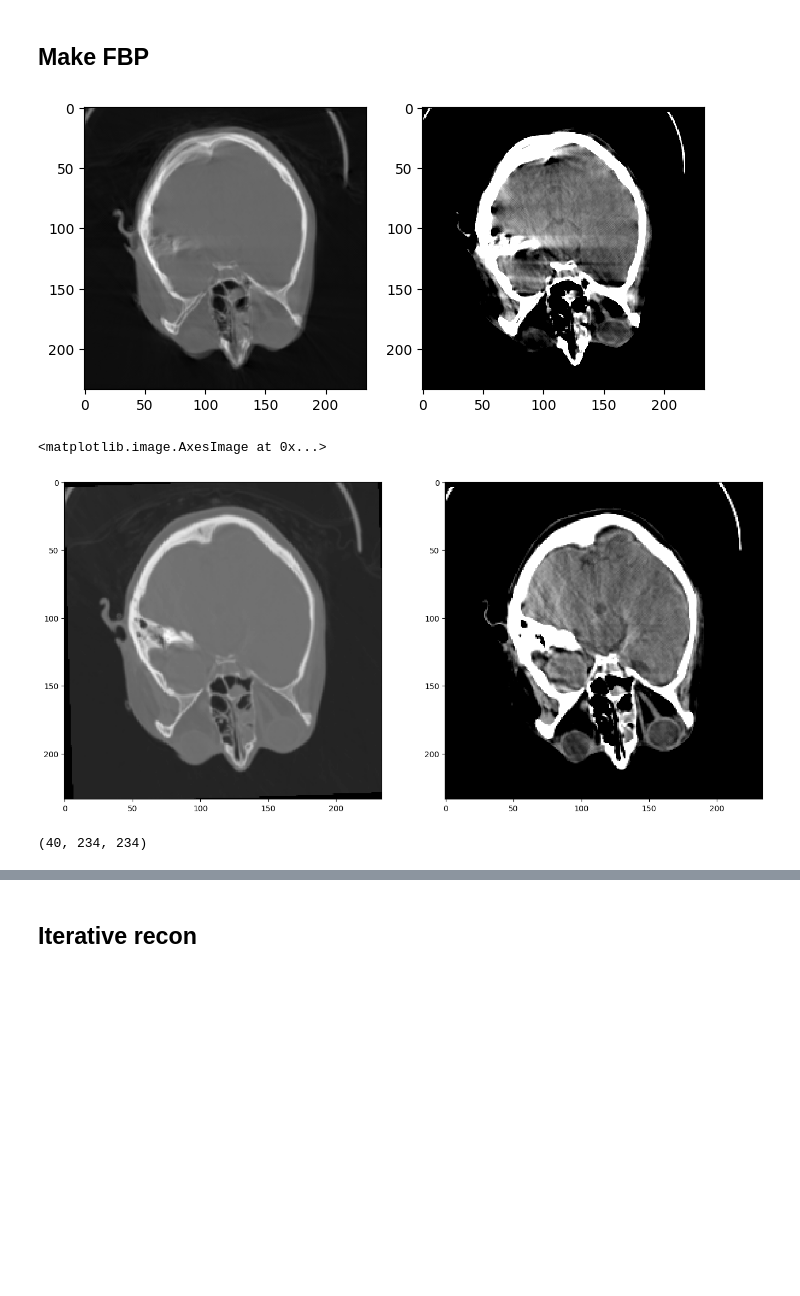
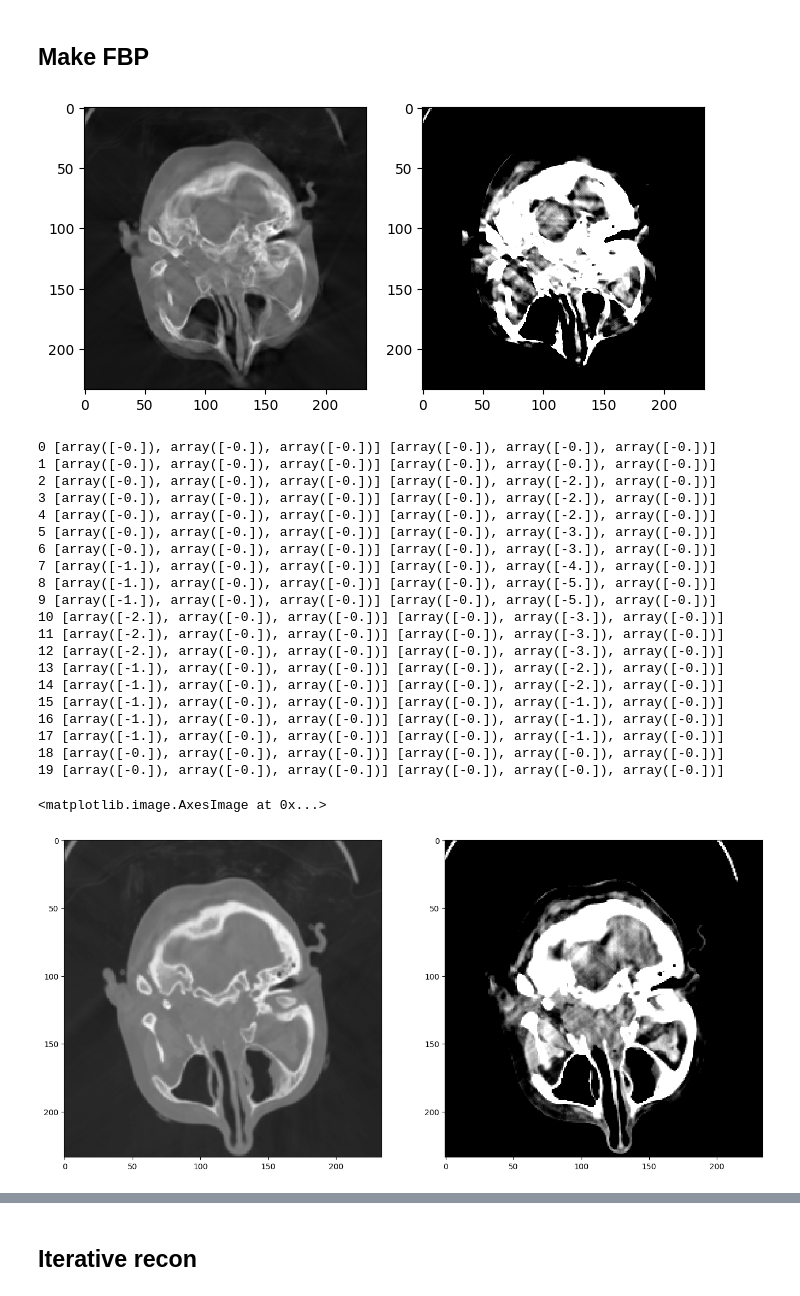
Before and after one commit to zhennongchen/CTProjector, a Jupyter notebook: example/ex_recon_gaussian_motion.ipynb, the cells around one changed output, grey strips where cells are left out. Drawn from its saved outputs; the diff is of its cells as text; code cells hidden in the pictures; blank space fills up the shorter version.

```diff
--- a/example/ex_recon_gaussian_motion.ipynb
+++ b/example/ex_recon_gaussian_motion.ipynb
@@ -37,9 +37,9 @@ print(img.shape, spacing)
 save_folder = '/mnt/mount_zc_NAS/motion_correction/data/test_sinograms/'
 
 # img_ds = ff.crop_or_pad(img,[71,230,230])
-new_img = np.zeros([40,234,234])
-img = img[20:40,...]
-new_img[10:30,...] = img
+new_img = np.zeros([50,234,234])
+img = img[10:40,...]
+new_img[10:40,...] = img
 
 img_ds = np.copy(new_img)
 img_ds = img_ds[np.newaxis, ...]
@@ -51,6 +51,6 @@ truth = img_ds[0,...]/ 0.019 * 1000 - 1024
 # %%
 def generate_and_save_sinograms_spline_motion(img, total_angle, amplitude_tx, amplitude_ty, amplitude_tz, amplitude_rx, amplitude_ry, amplitude_rz, file_name , sga, load_file = False, geometry = 'fan', total_view_num = 1000, increment = 100, gantry_rotation_time = 500):
-    t = np.linspace(0,gantry_rotation_time, 5, endpoint=True)
+    t = np.linspace(gantry_rotation_time/20, gantry_rotation_time, 20, endpoint=True)
     print(total_view_num)
     spline_tx = transform.interp_func(t, np.asarray(amplitude_tx))
     spline_ty = transform.interp_func(t, np.asarray(amplitude_ty))
@@ -72,15 +72,14 @@ def generate_and_save_sinograms_spline_motion(img, total_angle, amplitude_tx, am
 
     return angles, sinogram, total_angle, spline_tx, spline_ty, spline_tz, spline_rx, spline_ry, spline_rz, geometry, projector
 # %%
-t = np.linspace(0, 500, 5, endpoint=True)
-amplitude_tx = np.asarray([0, 0.5, 1.987, 2.659, 0.66]) #np.linspace(0,0,5)
-amplitude_ty = np.linspace(0,0,5)
-amplitude_tz = np.asarray([0, 0.864, 2.762, 2.346, 1.508])  #np.linspace(0,5,5)
-amplitude_rx = np.asarray([0, -1.1, -2.422, -2.652, -0.302]) / 180 * np.pi #np.linspace(0,0/180*np.pi,5)
-amplitude_ry = np.linspace(0,0/180*np.pi,5)
-amplitude_rz = np.asarray([0,-0.4, -2.077, -1.343, -0.418]) / 180 * np.pi #np.linspace(0,0/180*np.pi,5)
-total_view_num = 1400
-increment = 56
+amplitude_tx = np.linspace(0,0,20)
+amplitude_ty = np.linspace(0,0,20)
+amplitude_tz = np.array([0,0,0,0,0,0,0,1,1,1,2,2,2,1,1,1,1,1,0,0])#np.linspace(0,0,20)
+amplitude_rx = np.array([0,0,2,2,2,3,3,4,5,5,3,3,3,2,2,1,1,1,0,0]) /180 * np.pi#np.linspace(0,0/180*np.pi,20)
+amplitude_ry = np.linspace(0,0/180*np.pi,20)
+amplitude_rz = np.linspace(0,0/180*np.pi,20)
+total_view_num = 1000
+increment = 50
 gantry_rotation_time = 500
 
 
@@ -109,10 +122,10 @@ plt.subplot(121); plt.imshow(ff.set_window(fbp_motion[15,...].T,500, 2000), 'gra
 plt.subplot(122); plt.imshow(ff.set_window(fbp_motion[15, :, :].T,50, 100), 'gray')
 nb.save(nb.Nifti1Image(np.rollaxis(fbp_motion,0,3),affine), '/mnt/mount_zc_NAS/motion_correction/data/test_sinograms/motion.nii.gz')
 # %% [output]
-[figure, old version]
+[figure, new version]
 # %%
 # define how many PARs you want to make:
-K = 25
+K = 20
 # define use whole or half sinogram?
 use = 'whole'
 
@@ -134,39 +147,55 @@ fbp_projector2 = basic.backprojector(img_ds,spacing)
 
 # divide sinogram:
 sinogram_segments,  num_angles_in_one_segment, segment_indexes = basic.divide_sinogram_direct_num(sinogram2, K , sinogram2.shape[1])
 
 ##### IMPORTANT  - assign weights to sinogram projection data according to in-plane rotation:
 sinogram_weighted, weights = transform.weighted_projection_due_to_rotation(sinogram_segments, segment_indexes, spline_rz, total_view_num, K,times, angles, sga, use_affine_transform = True)
 
 # make PAR:
 final_par = basic.make_PAR_new(sinogram_weighted, segment_indexes,  angles2, img_ds[0,...].shape, projector2, fbp_projector2, geometry = geometry, back_to_original_value=False)
 
 # apply ground truth motion:
 PAR_transformed_true_sinogram = np.copy(final_par)
 for j in range(0,PAR_transformed_true_sinogram.shape[0]):
     t_end =[times[j]]
 
     translation_ = [-spline_tz(t_end), -spline_tx(t_end), -spline_ty(t_end)]
     rotation_ = [-spline_rz(t_end), -spline_rx(t_end), -spline_ry(t_end)]
-    # print(j, translation_, [rr/np.pi*180 for rr in rotation_])
+    print(j, translation_, [rr/np.pi*180 for rr in rotation_])
     I = final_par[j,...]
     _,_,_,transformation_matrix = transform.generate_transform_matrix(translation_,rotation_,[1,1,1],I.shape, which_one_is_first = 'translation') # need to inverse the action
     transformation_matrix = transform.transform_full_matrix_offset_center(transformation_matrix, I.shape)
     img_new = transform.apply_affine_transform(I, transformation_matrix, order = 3, cval = np.min(I))
 
     PAR_transformed_true_sinogram[j,...] = img_new
 
 PAR = np.sum(PAR_transformed_true_sinogram,axis=0) / (K) * 2
 PAR = PAR / 0.019 * 1000 - 1024
 plt.figure(figsize = (16,8))
 plt.subplot(121); plt.imshow(ff.set_window(PAR[15,:,:].T,500, 2000), 'gray')
 plt.subplot(122); plt.imshow(ff.set_window(PAR[15,:,:].T,50, 100), 'gray')
 # %% [output]
-<matplotlib.image.AxesImage at 0x...>
+0 [array([-0.]), array([-0.]), array([-0.])] [array([-0.]), array([-0.]), array([-0.])]
+1 [array([-0.]), array([-0.]), array([-0.])] [array([-0.]), array([-0.]), array([-0.])]
+2 [array([-0.]), array([-0.]), array([-0.])] [array([-0.]), array([-2.]), array([-0.])]
+3 [array([-0.]), array([-0.]), array([-0.])] [array([-0.]), array([-2.]), array([-0.])]
+4 [array([-0.]), array([-0.]), array([-0.])] [array([-0.]), array([-2.]), array([-0.])]
+5 [array([-0.]), array([-0.]), array([-0.])] [array([-0.]), array([-3.]), array([-0.])]
+6 [array([-0.]), array([-0.]), array([-0.])] [array([-0.]), array([-3.]), array([-0.])]
+7 [array([-1.]), array([-0.]), array([-0.])] [array([-0.]), array([-4.]), array([-0.])]
+8 [array([-1.]), array([-0.]), array([-0.])] [array([-0.]), array([-5.]), array([-0.])]
+9 [array([-1.]), array([-0.]), array([-0.])] [array([-0.]), array([-5.]), array([-0.])]
+10 [array([-2.]), array([-0.]), array([-0.])] [array([-0.]), array([-3.]), array([-0.])]
+11 [array([-2.]), array([-0.]), array([-0.])] [array([-0.]), array([-3.]), array([-0.])]
+12 [array([-2.]), array([-0.]), array([-0.])] [array([-0.]), array([-3.]), array([-0.])]
+13 [array([-1.]), array([-0.]), array([-0.])] [array([-0.]), array([-2.]), array([-0.])]
+14 [array([-1.]), array([-0.]), array([-0.])] [array([-0.]), array([-2.]), array([-0.])]
+15 [array([-1.]), array([-0.]), array([-0.])] [array([-0.]), array([-1.]), array([-0.])]
+16 [array([-1.]), array([-0.]), array([-0.])] [array([-0.]), array([-1.]), array([-0.])]
+17 [array([-1.]), array([-0.]), array([-0.])] [array([-0.]), array([-1.]), array([-0.])]
+18 [array([-0.]), array([-0.]), array([-0.])] [array([-0.]), array([-0.]), array([-0.])]
+19 [array([-0.]), array([-0.]), array([-0.])] [array([-0.]), array([-0.]), array([-0.])]
+<matplotlib.image.AxesImage at 0x...>
-[figure, old version]
+[figure, new version]
 # %%
 nb.save(nb.Nifti1Image(np.rollaxis(PAR,0,3),affine), os.path.join('/mnt/mount_zc_NAS/motion_correction/data/','test_sinograms/PAR_corrected.nii.gz'))
-# %%
-print(truth.shape)
-# %% [output]
-(40, 234, 234)
```
Also changed, not shown: parts of 3 cells of this notebook.
